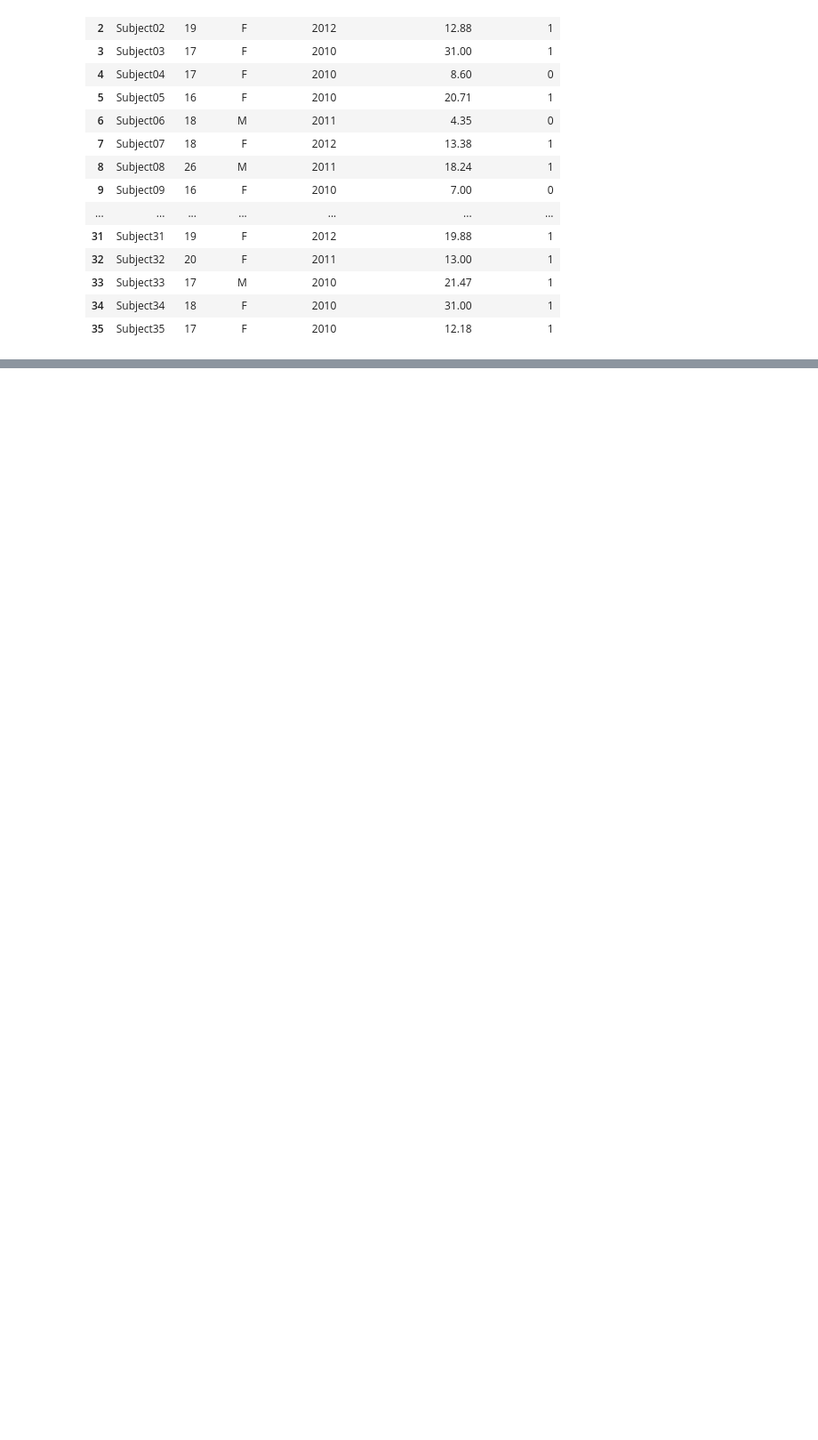
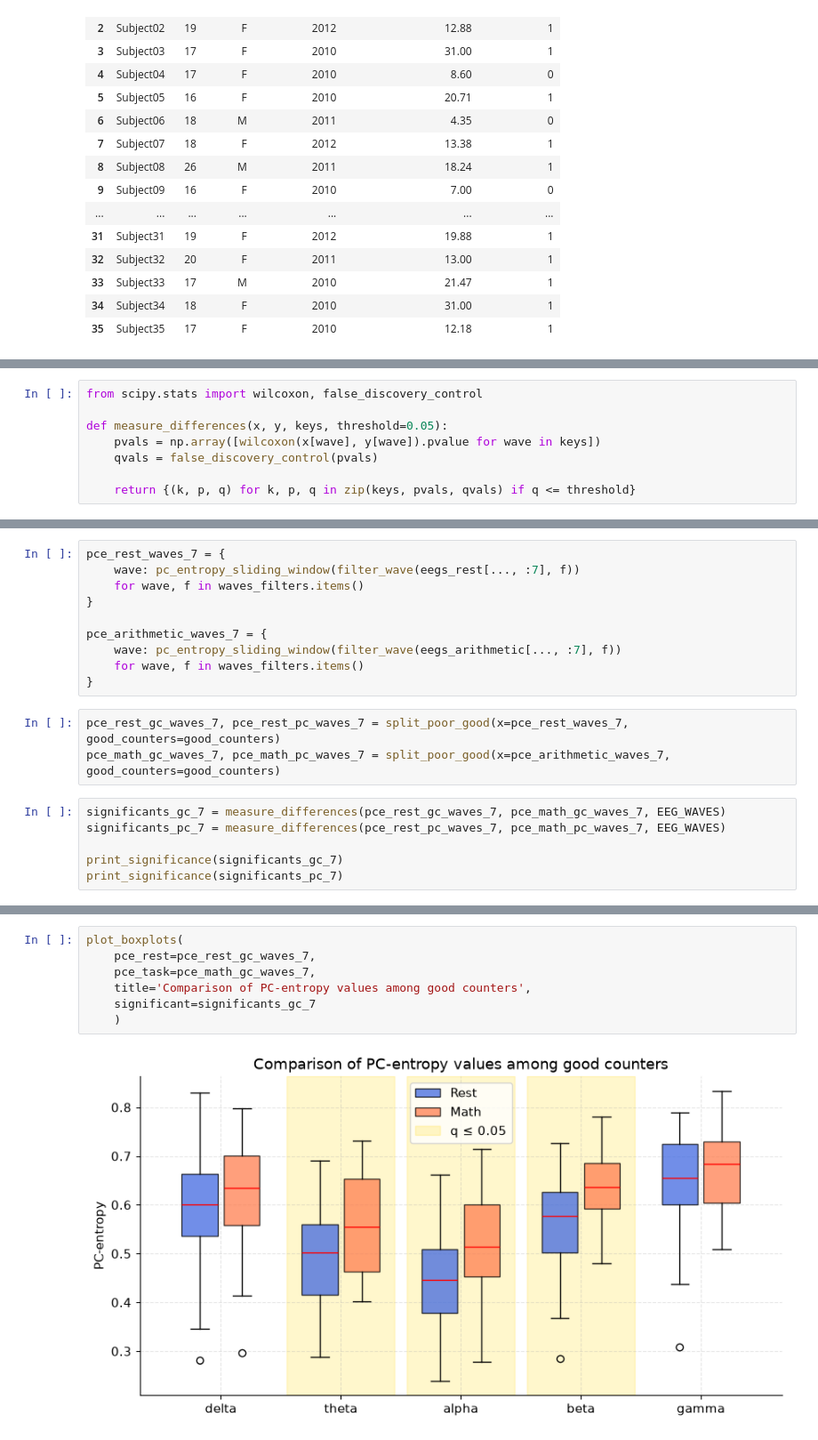
Before and after one commit to francodesource/principal-component-entropy, a Jupyter notebook: pce.ipynb, the cells around one changed output, grey strips where cells are left out. Shown at 89% size. Saved outputs shown, nothing was run; the diff lists cells and outputs as text; blank space fills up the shorter version.

```diff
--- a/pce.ipynb
+++ b/pce.ipynb
@@ -390,0 +658,8 @@ info
+# %%
+from scipy.stats import wilcoxon, false_discovery_control
+
+def measure_differences(x, y, keys, threshold=0.05):
+    pvals = np.array([wilcoxon(x[wave], y[wave]).pvalue for wave in keys])
+    qvals = false_discovery_control(pvals)
+
+    return {(k, p, q) for k, p, q in zip(keys, pvals, qvals) if q <= threshold}
@@ -390,0 +744,19 @@ info
+# %%
+pce_rest_waves_7 = {
+    wave: pc_entropy_sliding_window(filter_wave(eegs_rest[..., :7], f))
+    for wave, f in waves_filters.items()
+}
+
+pce_arithmetic_waves_7 = {
+    wave: pc_entropy_sliding_window(filter_wave(eegs_arithmetic[..., :7], f))
+    for wave, f in waves_filters.items()
+}
+# %%
+pce_rest_gc_waves_7, pce_rest_pc_waves_7 = split_poor_good(x=pce_rest_waves_7, good_counters=good_counters)
+pce_math_gc_waves_7, pce_math_pc_waves_7 = split_poor_good(x=pce_arithmetic_waves_7, good_counters=good_counters)
+# %%
+significants_gc_7 = measure_differences(pce_rest_gc_waves_7, pce_math_gc_waves_7, EEG_WAVES)
+significants_pc_7 = measure_differences(pce_rest_pc_waves_7, pce_math_pc_waves_7, EEG_WAVES)
+
+print_significance(significants_gc_7)
+print_significance(significants_pc_7)
@@ -390,0 +775,9 @@ info
+# %%
+plot_boxplots(
+    pce_rest=pce_rest_gc_waves_7,
+    pce_task=pce_math_gc_waves_7,
+    title='Comparison of PC-entropy values among good counters',
+    significant=significants_gc_7
+    )
+# %% [output]
+[figure, added]
```
Also changed, not shown: parts of 23 cells of this notebook.
